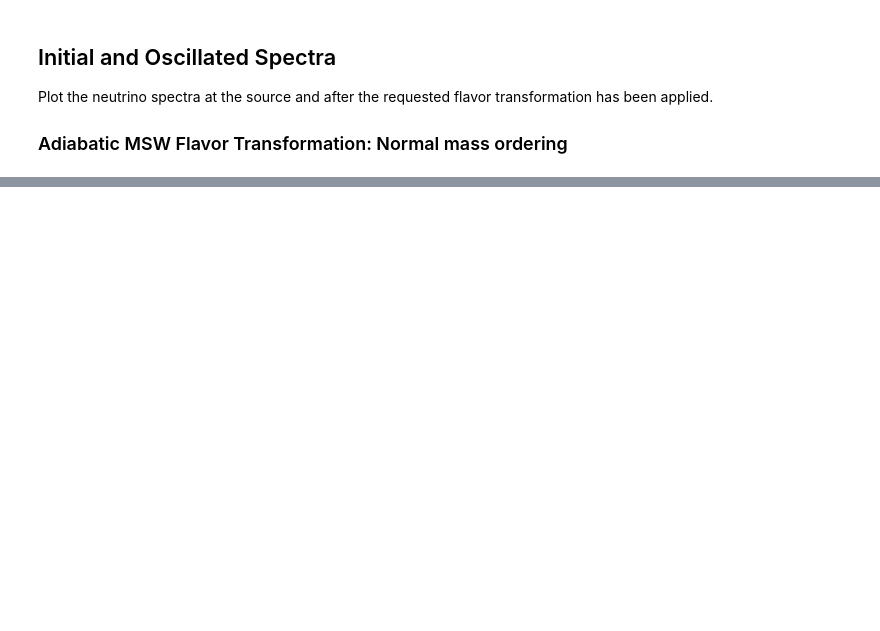
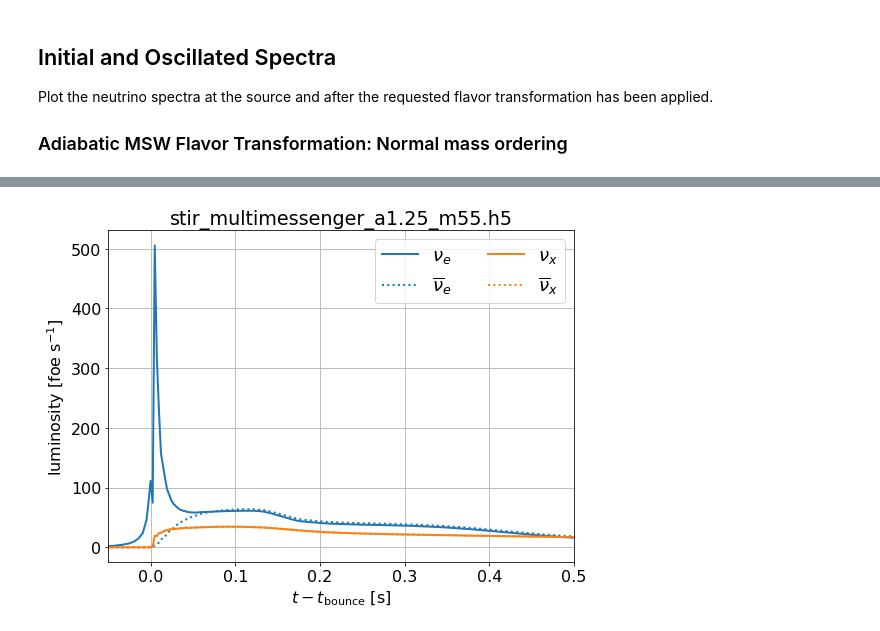
Before and after one commit to SNEWS2/snewpy, a Jupyter notebook: models/Warren_2020/Warren_2020.ipynb, the cells around one changed output, grey strips where cells are left out. Cells and saved outputs as stored; diff of their text form; code cells hidden in the pictures; blank space fills up the shorter version.

```diff
--- a/models/Warren_2020/Warren_2020.ipynb
+++ b/models/Warren_2020/Warren_2020.ipynb
@@ -173,0 +176,3 @@ fig.tight_layout();
+# %%
+ifile = '../../models/Warren_2020/stir_a1.25/stir_multimessenger_a1.25_m55.h5'
+model = Warren_2020(ifile)
@@ -173,0 +189,4 @@ fig.tight_layout();
+# %%
+fig = plot_luminosity(model)
+# %% [output]
+[figure, added]
```
Also changed, not shown: parts of 7 cells of this notebook, 1 other file.
